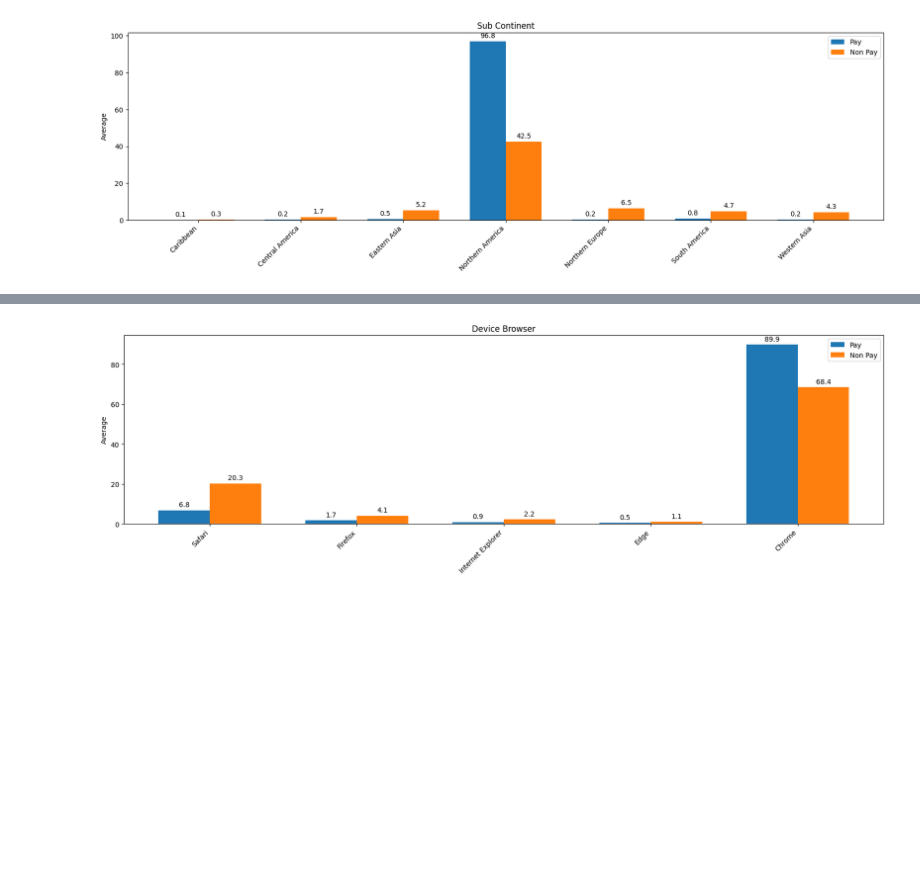
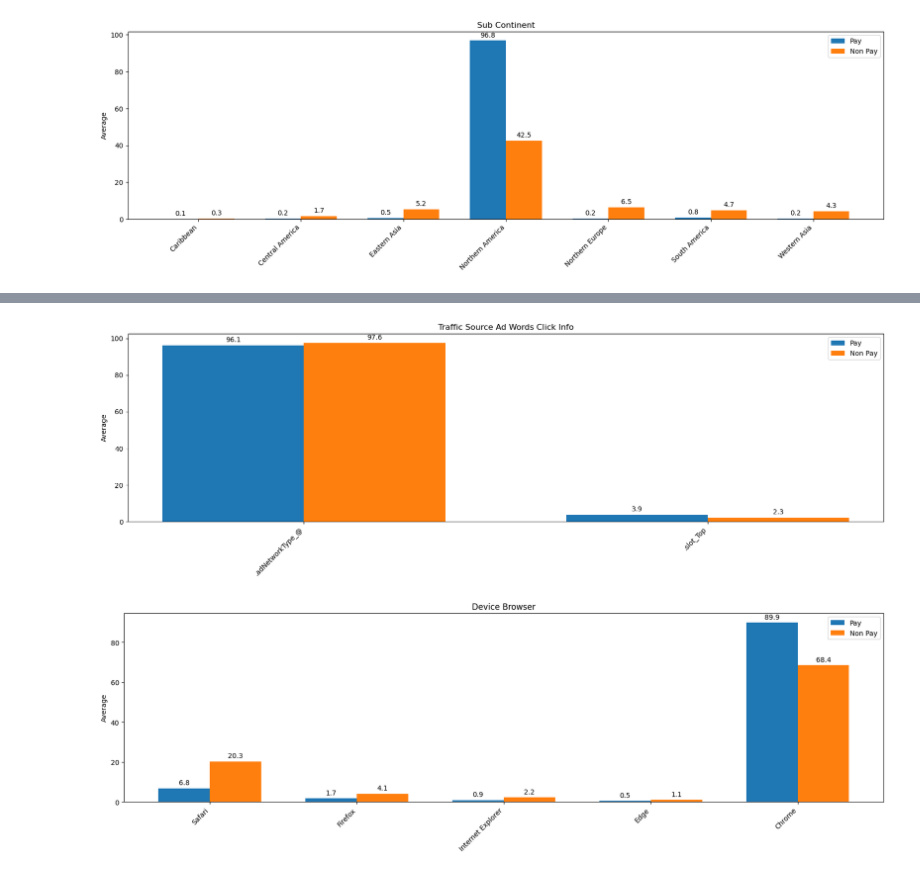
Before and after one commit to thymenyj/samsung, a Jupyter notebook: jupyter/app/data_exploration/feature_analysis.ipynb, the cells around one changed output, grey strips where cells are left out. Saved outputs shown, nothing was run; the diff lists cells and outputs as text; code cells hidden in the pictures; blank space fills up the shorter version.

```diff
--- a/jupyter/app/data_exploration/feature_analysis.ipynb
+++ b/jupyter/app/data_exploration/feature_analysis.ipynb
@@ -174,3 +172,14 @@ plot_grouped_bar_chart(paying_visitor_dataframe, non_paying_visitor_dataframe, c
+# %%
+column_names = [
+        "trafficSource_adwordsClickInfo.adNetworkType_@",
+        "trafficSource_adwordsClickInfo.slot_Top"
+]
+part_to_strip = "trafficSource_adwordsClickInfo"
+title = "Traffic Source Ad Words Click Info"
+
+plot_grouped_bar_chart(paying_visitor_dataframe, non_paying_visitor_dataframe, column_names, part_to_strip, title)
+# %% [output]
+[figure, added]
 # %%
 column_names = [
         "device_browser_Safari",
```
Also changed, not shown: parts of 1 cell of this notebook, 3 other files.
